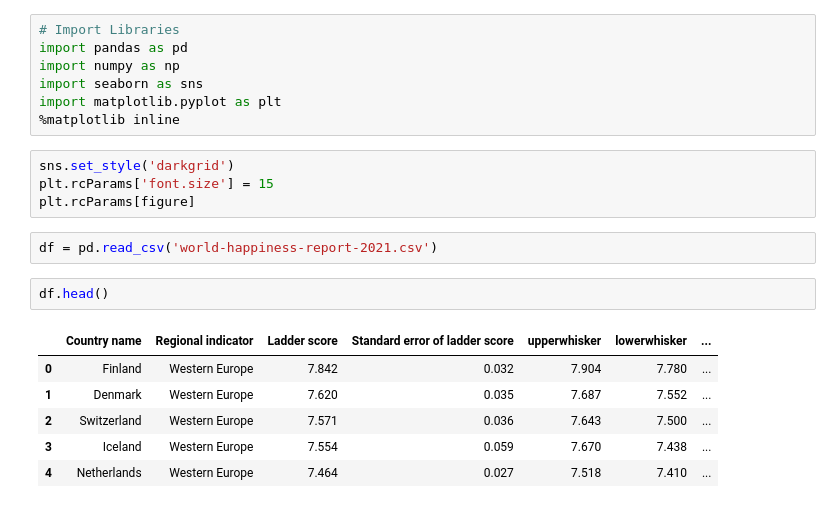
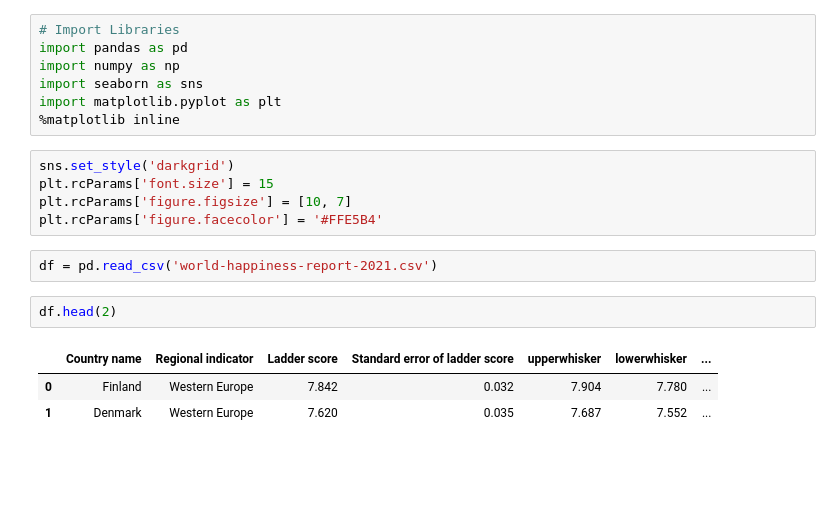
Before and after one commit to eliud-kagema/world-happiness-analysis, a Jupyter notebook: world-happiness-report-2021.ipynb, the cells around one changed output. Saved outputs shown, nothing was run; the diff lists cells and outputs as text; blank space fills up the shorter version.

Commit message:
setting runtime parameters for plt

```diff
--- a/world-happiness-report-2021.ipynb
+++ b/world-happiness-report-2021.ipynb
@@ -8,15 +8,13 @@ import matplotlib.pyplot as plt
 # %%
 sns.set_style('darkgrid')
 plt.rcParams['font.size'] = 15
-plt.rcParams[figure]
+plt.rcParams['figure.figsize'] = [10, 7]
+plt.rcParams['figure.facecolor'] = '#FFE5B4'
 # %%
 df = pd.read_csv('world-happiness-report-2021.csv')
 # %%
-df.head()
+df.head(2)
 # %% [output]
 |  | Country name | Regional indicator | Ladder score | Standard error of ladder score | upperwhisker | lowerwhisker | ... |
 | 0 | Finland | Western Europe | 7.842 | 0.032 | 7.904 | 7.780 | ... |
 | 1 | Denmark | Western Europe | 7.620 | 0.035 | 7.687 | 7.552 | ... |
-| 2 | Switzerland | Western Europe | 7.571 | 0.036 | 7.643 | 7.500 | ... |
-| 3 | Iceland | Western Europe | 7.554 | 0.059 | 7.670 | 7.438 | ... |
-| 4 | Netherlands | Western Europe | 7.464 | 0.027 | 7.518 | 7.410 | ... |
```
Also changed, not shown: parts of 9 cells of this notebook.
